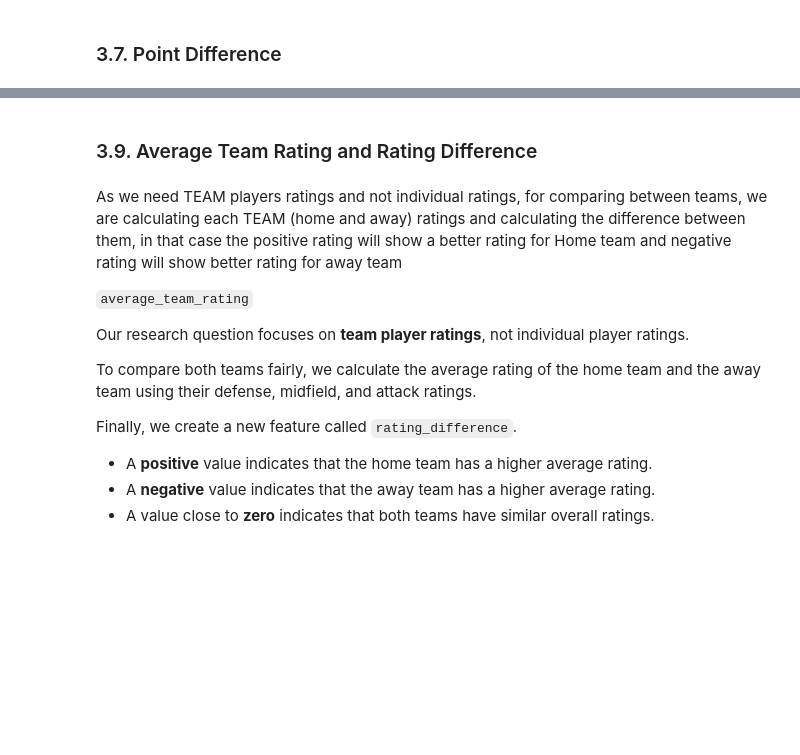
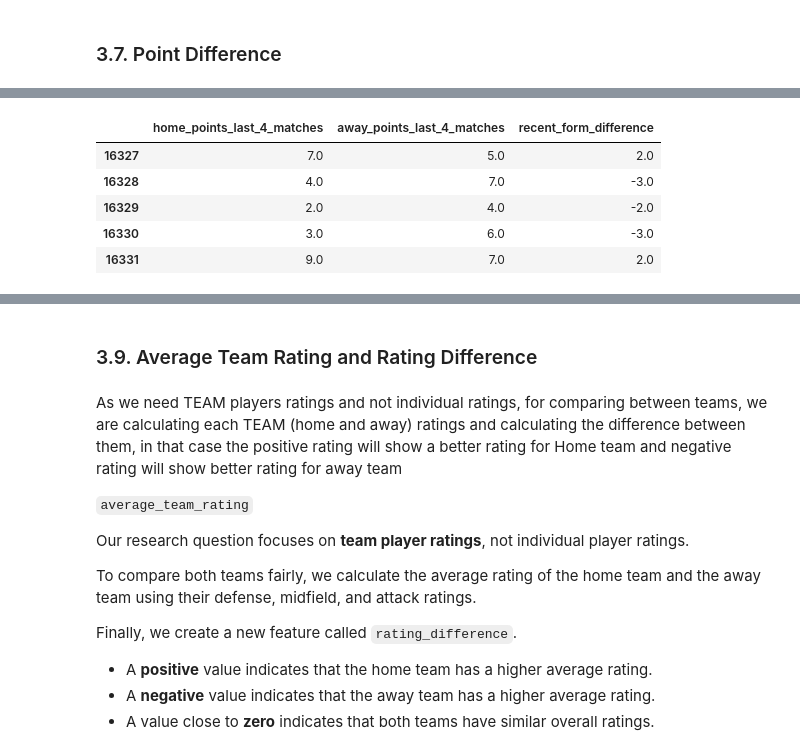
Before and after one commit to magrimuc/prj-2-eda-sql-football-matches-statistics, a Jupyter notebook: MaNU_notebook.ipynb, the cells around one changed output, grey strips where cells are left out. Cells and saved outputs as stored; diff of their text form; code cells hidden in the pictures; blank space fills up the shorter version.

```diff
--- a/MaNU_notebook.ipynb
+++ b/MaNU_notebook.ipynb
@@ -688,0 +781,11 @@ df_clean["points_difference"] = df_clean["home_points"] - df_clean["away_points"
+# %%
+clean_df["recent_form_difference"] = (clean_df["home_points_last_4_matches"] - clean_df["away_points_last_4_matches"])
+# %%
+clean_df[["home_points_last_4_matches", "away_points_last_4_matches", "recent_form_difference"]].tail()
+# %% [output]
+|  | home_points_last_4_matches | away_points_last_4_matches | recent_form_difference |
+| 16327 | 7.0 | 5.0 | 2.0 |
+| 16328 | 4.0 | 7.0 | -3.0 |
+| 16329 | 2.0 | 4.0 | -2.0 |
+| 16330 | 3.0 | 6.0 | -3.0 |
+| 16331 | 9.0 | 7.0 | 2.0 |
```
Also changed, not shown: parts of 21 cells of this notebook.
